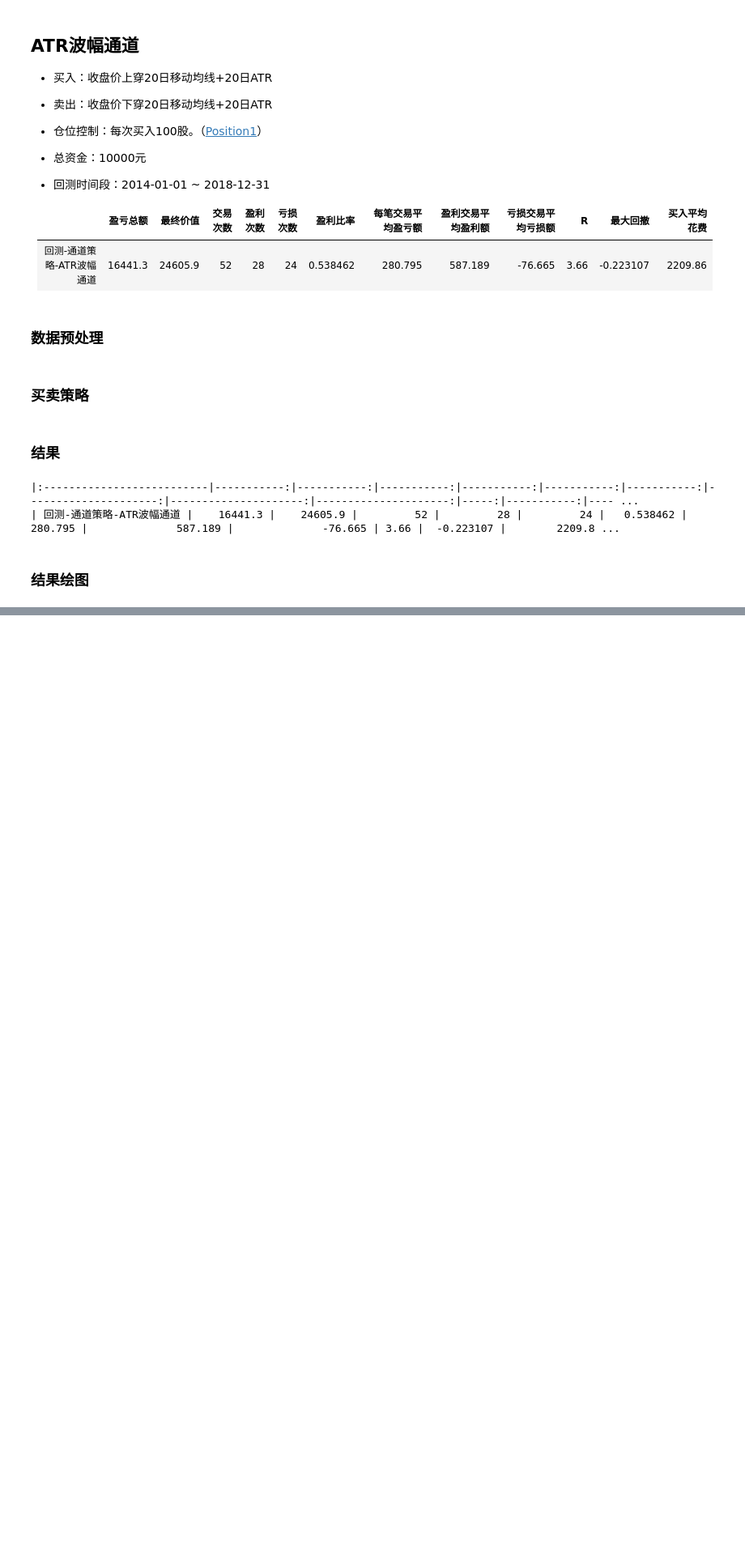
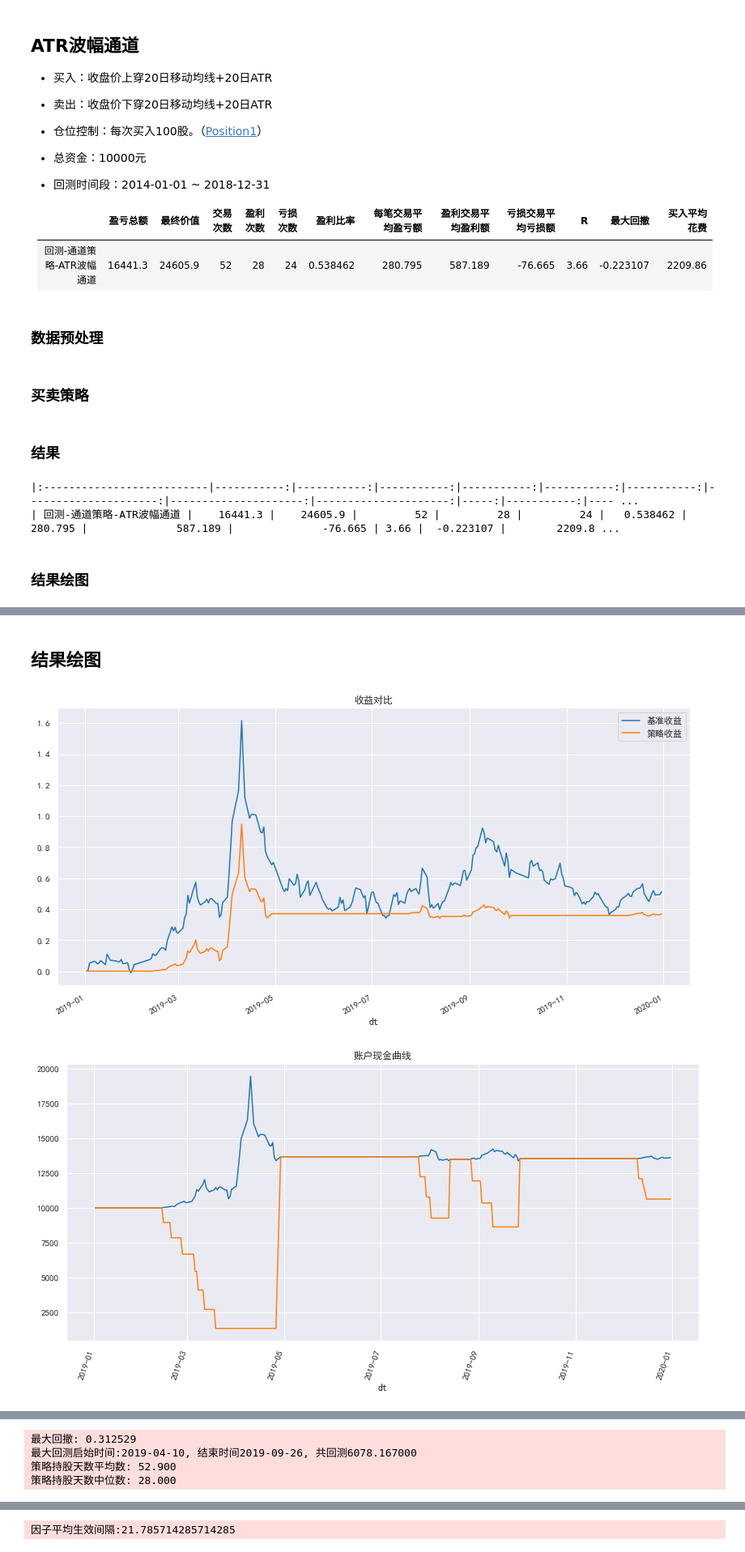
Before and after one commit to GuQiangJS/gquant-example, a Jupyter notebook: 策略测试-通道策略-ATR波幅通道.ipynb, the cells around one changed output, grey strips where cells are left out. Shown at 81% size. Drawn from its saved outputs; the diff is of its cells as text; code cells hidden in the pictures; blank space fills up the shorter version.

```diff
--- a/策略测试-通道策略-ATR波幅通道.ipynb
+++ b/策略测试-通道策略-ATR波幅通道.ipynb
@@ -399,0 +674,26 @@ bt1.plot_returns_cmp()
+# %%
+buy_factors = [
+    {
+        'class': BuyStrategy1,
+        # 仓位管理
+        'position': {
+            'class': Position1
+        }
+    },
+    {
+        'class': BuyStrategy2,
+        # 仓位管理
+        'position': {
+            'class': Position1
+        }
+    }
+]
+# 卖出因子
+sell_factors = [{
+    'class': SellStrategy1,
+},
+    {
+    'class': SellStrategy2,
+    'sell_n': 20
+}]
+bt_2019 = backtest(buy_factors, sell_factors,start='2019-01-01',end='2019-12-31')
@@ -399,0 +717,13 @@ bt1.plot_returns_cmp()
+# %% [markdown]
+## 结果绘图
+# %%
+plot_cum_returns(bt_2019)
+plot_capital_blance(bt_2019)
+plot_win_loss_bar(bt_2019)
+bt_2019.plot_max_draw_down()
+bt_2019.plot_keep_days()
+bt_2019.plot_effect_mean_day()
+bt_2019.plot_action_buy_cost()
+# %% [output]
+[figure, added]
+[figure, added]
@@ -399,0 +732,4 @@ bt1.plot_returns_cmp()
+最大回撤: 0.312529
+最大回测启始时间:2019-04-10, 结束时间2019-09-26, 共回测6078.167000
+策略持股天数平均数: 52.900
+策略持股天数中位数: 28.000
@@ -399,0 +737 @@ bt1.plot_returns_cmp()
+因子平均生效间隔:21.785714285714285
```
Also changed, not shown: parts of 37 cells of this notebook.
